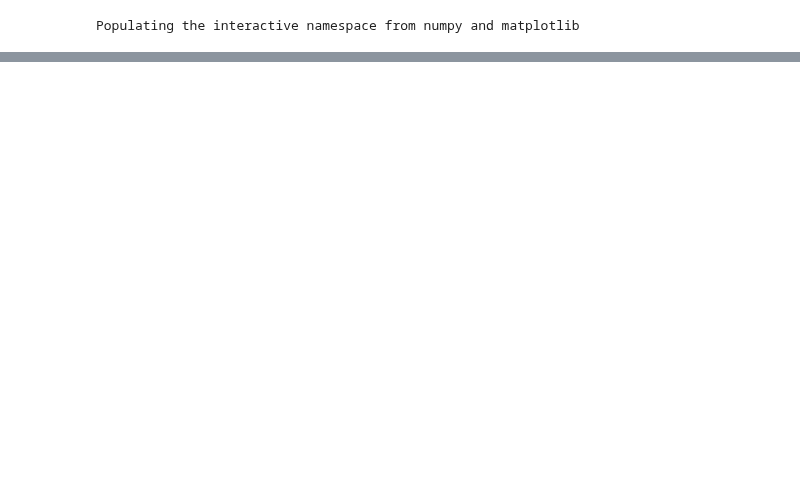
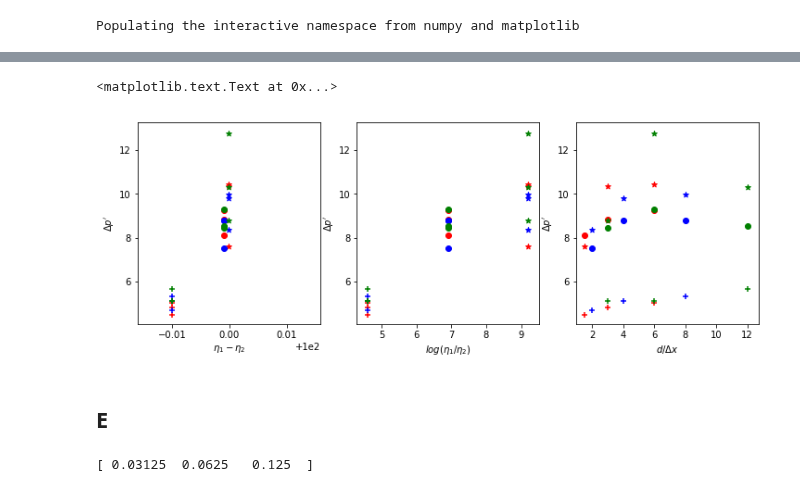
Before and after one commit to dansand/shearBands, a Jupyter notebook: viz/Untitled-Copy1.ipynb, the cells around one changed output, grey strips where cells are left out. Saved outputs shown, nothing was run; the diff lists cells and outputs as text; code cells hidden in the pictures; blank space fills up the shorter version.

```diff
--- a/viz/Untitled-Copy1.ipynb
+++ b/viz/Untitled-Copy1.ipynb
@@ -133,0 +241,79 @@ ax3.set_ylabel("$\Delta p'$")
+# %%
+fig = plt.figure(figsize=(12, 4))
+ax0 = plt.subplot(1, 3, 1)
+#fig = plt.figure(figsize=(8, 8))
+
+col = 'eta2'
+
+for i in range(0,len(dataD), 3):
+    #print(i)
+    ax0.scatter((paramsD[i]['eta1'][1]) - (paramsD[i]['eta2'][1])/paramsD[i]['eta1'][1], dataD[i]['pressmax'][::3] - dataD[i]['pressmin'][::3], c='r', marker=mMap[paramsD[i][mar][1]])
+
+for i in range(1,len(dataD), 3):
+    #print(i)
+    ax0.scatter((paramsD[i]['eta1'][1]) - (paramsD[i]['eta2'][1])/paramsD[i]['eta1'][1], dataD[i]['pressmax'][::3] - dataD[i]['pressmin'][::3], c='b', marker=mMap[paramsD[i][mar][1]])
+
+
+for i in range(2,len(dataD), 3):
+    #print(i)
+    ax0.scatter((paramsD[i]['eta1'][1]) - (paramsD[i]['eta2'][1])/paramsD[i]['eta1'][1], dataD[i]['pressmax'][::3] - dataD[i]['pressmin'][::3], c='g', marker=mMap[paramsD[i][mar][1]])
+
+
+ax0.set_xlabel('$\eta_1 - \eta_2$')
+ax0.set_ylabel("$\Delta p'$")
+
+ax1 = plt.subplot(1, 3, 2)
+
+for i in range(0,len(dataD), 3):
+    #print(i)
+    ax1.scatter(np.log((paramsD[i]['eta1'][1]) / (paramsD[i]['eta2'][1])), dataD[i]['pressmax'][::3] - dataD[i]['pressmin'][::3], c='r', marker=mMap[paramsD[i][mar][1]])
+
+for i in range(1,len(dataD), 3):
+    #print(i)
+    ax1.scatter(np.log((paramsD[i]['eta1'][1]) / (paramsD[i]['eta2'][1])), dataD[i]['pressmax'][::3] - dataD[i]['pressmin'][::3], c='b', marker=mMap[paramsD[i][mar][1]])
+
+
+for i in range(2,len(dataD), 3):
+    #print(i)
+    ax1.scatter(np.log((paramsD[i]['eta1'][1]) / (paramsD[i]['eta2'][1])), dataD[i]['pressmax'][::3] - dataD[i]['pressmin'][::3], c='g', marker=mMap[paramsD[i][mar][1]])
+
+
+ax1.set_xlabel('$log(\eta_1 / \eta_2$)')
+ax1.set_ylabel("$\Delta p'$")
+
+
+ax2 = plt.subplot(1, 3, 3)
+
+
+
+col = 'notchWidth'
+
+for i in range(0,len(dataD), 3):
+    #print(i)
+    ax2.scatter((paramsD[i][col][1]*48.), dataD[i]['pressmax'][::3] - dataD[i]['pressmin'][::3], c='r', marker=mMap[paramsD[i][mar][1]])
+
+for i in range(1,len(dataD), 3):
+    ax2.scatter((paramsD[i][col][1]*64.), dataD[i]['pressmax'][::3] - dataD[i]['pressmin'][::3], c='b', marker=mMap[paramsD[i][mar][1]])
+
+for i in range(2,len(dataD), 3):
+    ax2.scatter((paramsD[i][col][1]*96), dataD[i]['pressmax'][::3] - dataD[i]['pressmin'][::3], c='g',  marker=mMap[paramsD[i][mar][1]])
+
+
+ax2.set_xlabel('$d/ \Delta x$')
+ax2.set_ylabel("$\Delta p'$")
+# %% [output]
+<matplotlib.text.Text at 0x...>
+[figure, added]
+# %% [markdown]
+## E
+# %%
+mar = 'notchWidth'
+uniqs = np.unique([float(i[mar ][1]) for i in paramsE])
+print(uniqs)
+
+mMap = {}
+mMap[uniqs[0]] = '*'
+mMap[uniqs[1]] = 'o'
+mMap[uniqs[2]] = '+'
+# %% [output]
+[ 0.03125  0.0625   0.125  ]
```
Also changed, not shown: parts of 25 cells of this notebook, 3 other files.
